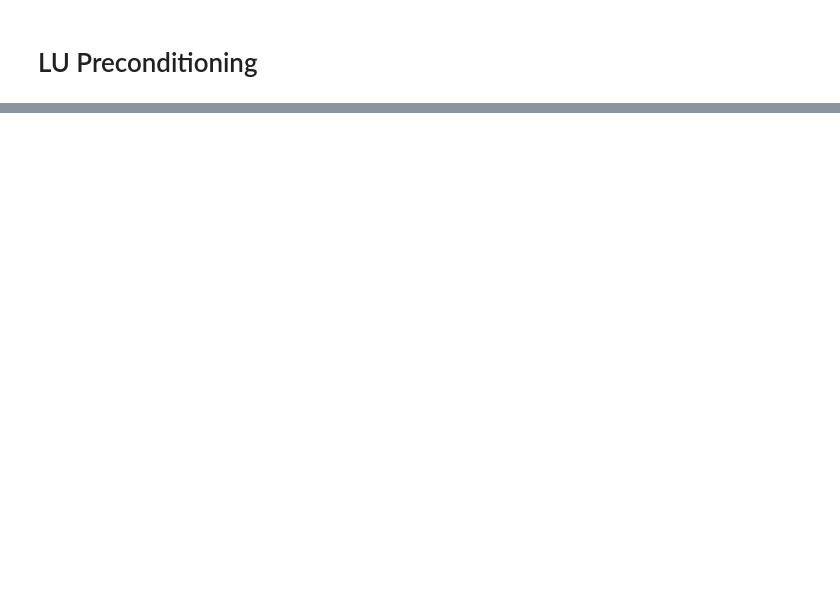
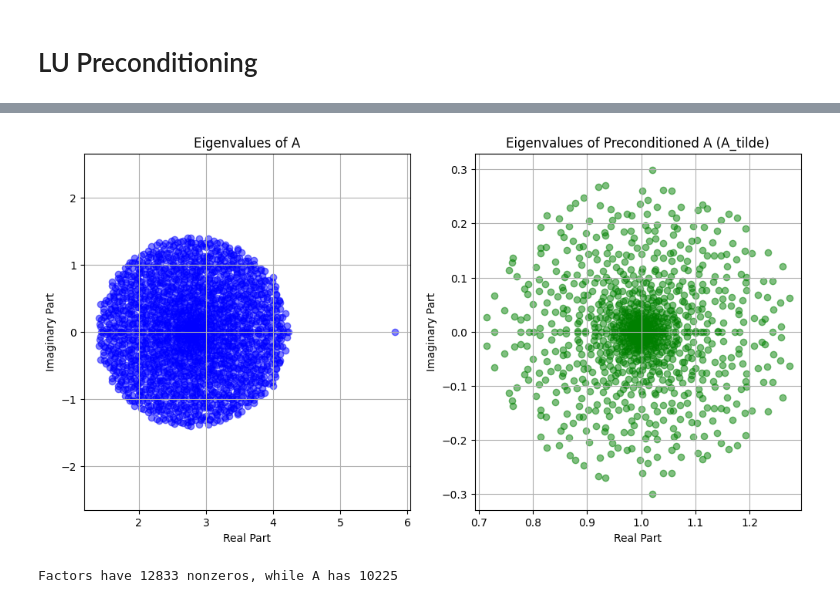
Before and after one commit to eti-calde/NumericalMethods, a Jupyter notebook: Preconditioners.ipynb, the cells around one changed output, grey strips where cells are left out. Saved outputs shown, nothing was run; the diff lists cells and outputs as text; code cells hidden in the pictures; blank space fills up the shorter version.

```diff
--- a/Preconditioners.ipynb
+++ b/Preconditioners.ipynb
@@ -112,26 +112,26 @@ plt.show()
 # LU Preconditioning
 # %%
 # reproducibilidad
-seed = 42
+seed = 42+1
 density = 0.3
-
+N = 2025
 # Matriz dispersa aleatoria
-sparse_matrix = random(N, N, density=density, format='csr', random_state=seed)
-
+A = random(N, N, density=density, format='csr', random_state=seed)  + 1e-2 * eye(N, format='csr')
+b = np.random.random(N)
 print("Matriz sparse (CSR):")
-print(sparse_matrix.toarray())
+print(A)
 
 # Factorización ILU incompleta
-ilu = spilu(sparse_matrix)
+ilu = spilu(A)
 # Construir el precondicionador como LinearOperator
-M_inv = LinearOperator(sparse_matrix.shape, ilu.solve)
-
+M_inv = LinearOperator(A.shape, ilu.solve) #wtf
+A = aslinearoperator(A)
 b_tilde = M_inv @ b
-A_tilde = M_inv @ sparse_matrix
+A_tilde = M_inv @ A
 
 print("\nVector original b:", b)
 print("Vector transformado M^{-1} b:", b_tilde)
 print("\nMatriz original A:")
-print(sparse_matrix.toarray())
+print(A)
 print("Matriz transformada M^{-1} A:")
-print(A_tilde.toarray())
+print(A_tilde)
@@ -137,0 +188,40 @@ print(A_tilde.toarray())
+# %%
+# Plot eigenvalues
+eigenvalues_A = np.linalg.eigvals(A  @ np.eye(2025) )
+eigenvalues_A_tilde = np.linalg.eigvals(A_tilde @ np.eye(2025))
+plt.figure(figsize=(12, 6))
+plt.subplot(1, 2, 1)
+plt.scatter(eigenvalues_A.real, eigenvalues_A.imag, color='blue', alpha=0.5)
+plt.title('Eigenvalues of A')
+plt.xlabel('Real Part')
+plt.ylabel('Imaginary Part')
+plt.grid()
+plt.axis('equal')
+plt.subplot(1, 2, 2)
+plt.scatter(eigenvalues_A_tilde.real, eigenvalues_A_tilde.imag, color='green', alpha=0.5)
+plt.title('Eigenvalues of Preconditioned A (A_tilde)')
+plt.xlabel('Real Part')
+plt.ylabel('Imaginary Part')
+plt.grid()
+plt.axis('equal')
+plt.show()
+# %% [output]
+[figure, added]
+# %%
+n = 2025
+A = 2.8 * sp.eye(n) + sp.rand(n, n, 0.002)
+from scipy.sparse.linalg import gmres
+
+b = np.random.rand(n)
+hist = lambda rvec: resid.append(np.linalg.norm(rvec))
+resid = [1.]
+
+
+x, flag = gmres(A, b, maxiter=50, rtol=1e-10, restart=50, callback=hist)
+
+resid_plain = resid.copy()
+from scipy.sparse.linalg import spilu
+iLU = spilu(A, drop_tol=0.2)
+print(f"Factors have {iLU.nnz} nonzeros, while A has {A.nnz}")
+# %% [output]
+Factors have 12833 nonzeros, while A has 10225
```
Also changed, not shown: parts of 10 cells of this notebook.
